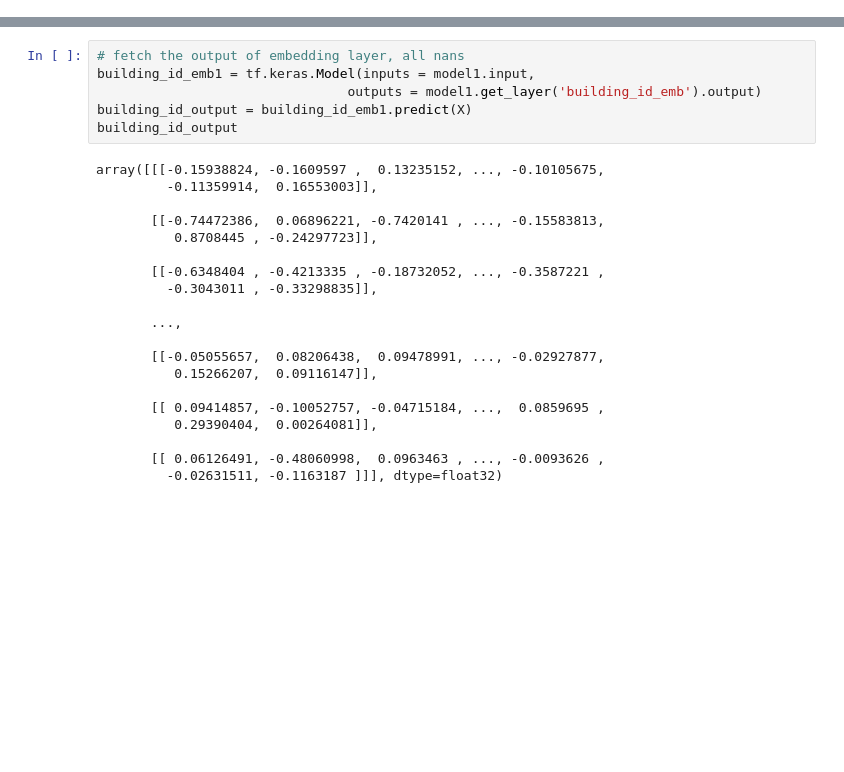
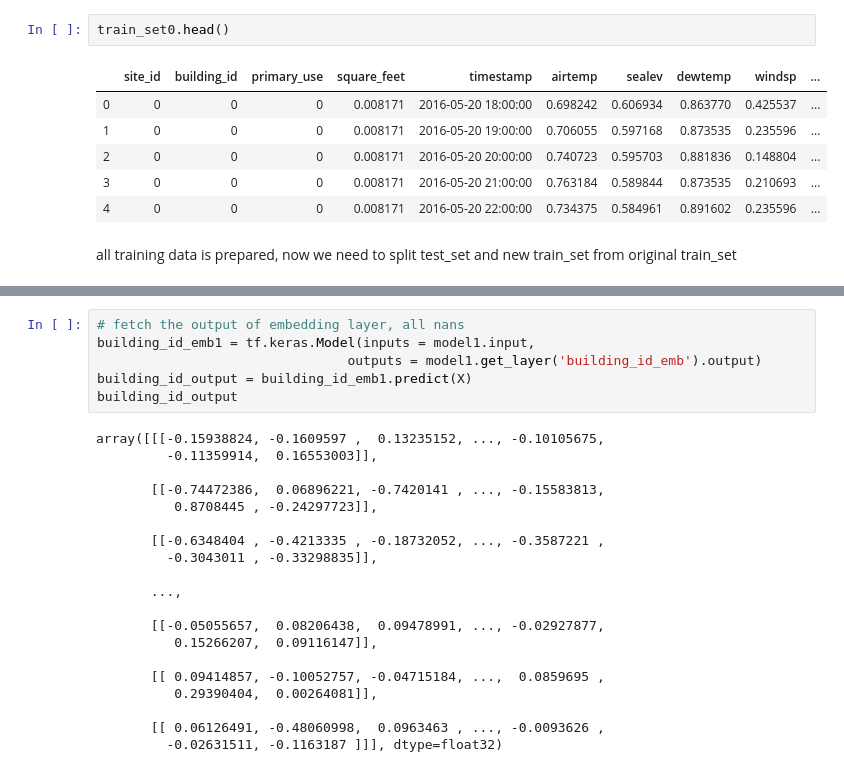
Before and after one commit to Runmangogo/Kaggle_ASHRAE_energy, a Jupyter notebook: trainingModels.ipynb, the cells around one changed output, grey strips where cells are left out. Cells and saved outputs as stored; diff of their text form; blank space fills up the shorter version.

```diff
--- a/trainingModels.ipynb
+++ b/trainingModels.ipynb
@@ -361,0 +138,11 @@ def predict_submit(model,model_name,smtdata=submitdata):
+# %%
+train_set0.head()
+# %% [output]
+|  | site_id | building_id | primary_use | square_feet | timestamp | airtemp | sealev | dewtemp | windsp | ... |
+| 0 | 0 | 0 | 0 | 0.008171 | 2016-05-20 18:00:00 | 0.698242 | 0.606934 | 0.863770 | 0.425537 | ... |
+| 1 | 0 | 0 | 0 | 0.008171 | 2016-05-20 19:00:00 | 0.706055 | 0.597168 | 0.873535 | 0.235596 | ... |
+| 2 | 0 | 0 | 0 | 0.008171 | 2016-05-20 20:00:00 | 0.740723 | 0.595703 | 0.881836 | 0.148804 | ... |
+| 3 | 0 | 0 | 0 | 0.008171 | 2016-05-20 21:00:00 | 0.763184 | 0.589844 | 0.873535 | 0.210693 | ... |
+| 4 | 0 | 0 | 0 | 0.008171 | 2016-05-20 22:00:00 | 0.734375 | 0.584961 | 0.891602 | 0.235596 | ... |
+# %% [markdown]
+all training data is prepared, now we need to split test_set and new train_set from original train_set
```
Also changed, not shown: parts of 131 cells of this notebook.
